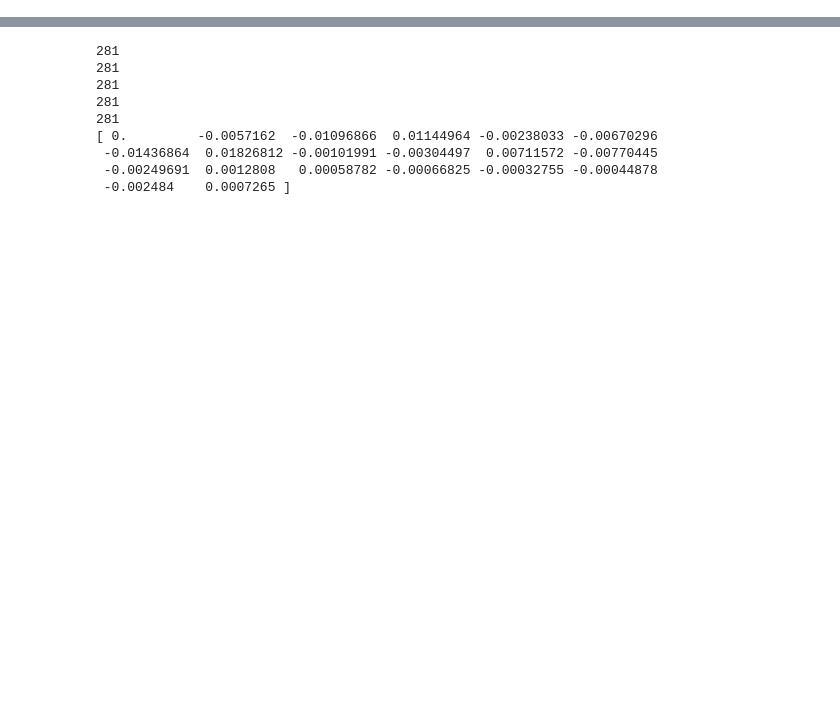
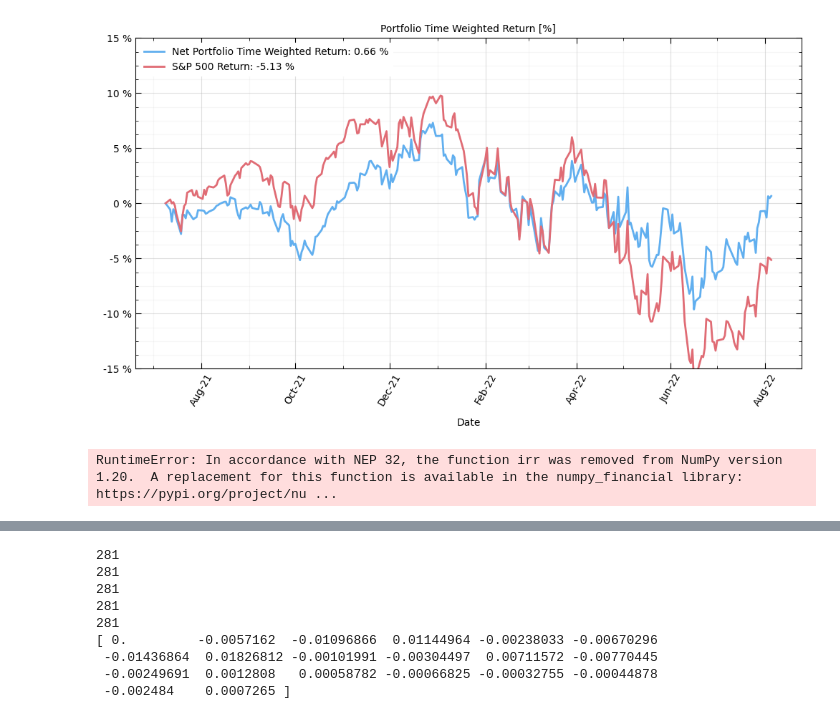
Before and after one commit to JakubStacho/portfolio-tracker, a Jupyter notebook: testNB.ipynb, the cells around one changed output, grey strips where cells are left out. Saved outputs shown, nothing was run; the diff lists cells and outputs as text; code cells hidden in the pictures; blank space fills up the shorter version.

Commit message:
Got TWRoR plot working.

```diff
--- a/testNB.ipynb
+++ b/testNB.ipynb
@@ -23,6 +23,12 @@ import modules.investingHelpers as investment
 end_date = dt.datetime(2022,8,6) # Year, month, day
 start_date = dt.datetime(2021,7,9) # Year, month, day
 
+# Calculate portfolio metrics
 myPortfolio = investment.Portfolio()
-myPortfolio.AddTransactions('./data/History-Aug6-2022.tsv') #./data/Test_History.tsv ./data/History-Aug6-2022.tsv
+myPortfolio.AddTransactions('./data/History-Aug6-2022.tsv')
 myPortfolio.TrackValue(start_date, end_date)
+
+# Pull and process any additional data needed
+sp500 = investment.Stock('^GSPC')
+sp500.PullData(start_date, end_date, closure_buffer=0)
+sp500.CalculateReturns()
@@ -28,0 +101,64 @@ myPortfolio.TrackValue(start_date, end_date)
+# %%
+# -----------------------------------------------------------------------------------
+# Plot portfolio % return over time
+
+# Plotting parameters
+y_min = -15
+y_max = 15
+
+fig, ax = plt.subplots(figsize=(12, 6))
+
+# Plot
+ax.plot(myPortfolio.dates, myPortfolio.time_weighted_ror, '-', color=plot_colours['blue'], linewidth=2,
+        label='Net Portfolio Time Weighted Return: {:,.2f} %'.format(myPortfolio.time_weighted_ror[-1]))
+#ax.plot(myPortfolio.dates, cumulative_return_values, '-', color=plot_colours['blue'], linewidth=2,
+#        label='Net Portfolio Time Weighted Return: {:,.2f} %'.format(cumulative_return_values[-1]))
+ax.plot(sp500.close_prices.index, sp500.return_history, '-', color=plot_colours['red'], linewidth=2,
+        label='S&P 500 Return: {:,.2f} %'.format(sp500.return_history[-1]))
+#ax.plot(benchmark_data.index, benchmark_cumulative_returns, '-', color=plot_colours['red'], linewidth=2,
+#        label='S&P 500 Return: {:,.2f} %'.format(benchmark_cumulative_returns[-1]))
+
+# Format plot
+plt.title('Portfolio Time Weighted Return [%]', fontsize=10)
+plt.xlabel('Date',fontsize=10, labelpad=10)
+
+ax.xaxis.set_major_formatter(mdates.DateFormatter('%b-%y'))
+#ax.yaxis.set_major_formatter('$ {x:1.0f} K')
+ax.yaxis.set_major_formatter('{x:1,.0f} %')
+
+plt.xticks(rotation = 60)
+
+ax.xaxis.set_major_locator(mdates.MonthLocator(interval=2))
+ax.xaxis.set_minor_locator(mdates.MonthLocator(interval=1))
+
+ax.yaxis.set_major_locator(MultipleLocator(5))
+ax.yaxis.set_minor_locator(AutoMinorLocator(4))
+
+ax.tick_params(bottom=True, top=True, left=True, right=True)
+ax.tick_params(axis='both', which='both', top=True, bottom=True,
+               left=True, right=True, labelsize=10, length=6, direction='in')
+ax.tick_params(axis='both', which='minor', top=True, bottom=True,
+               left=True, right=True, length=3, direction='in')
+
+plt.ylim([y_min,y_max])
+
+plt.grid(which='major', alpha=0.4)
+plt.grid(which='minor', alpha=0.1)
+plt.tick_params(axis='both',labelsize=10)
+
+legend = plt.legend(fontsize=10, loc='upper left', frameon=True, framealpha=1)
+legend.get_frame().set_color('white')
+
+plt.show()
+# %% [output]
+[figure, added]
+# %%
+'''
+Calculate MWRR
+'''
+
+values = np.array([-1000, 1000, 0, 0, 0, 0, 400, 500, 1000, 1000])
+sol = np.irr(values)
+print(sol)
+# %% [output]
+RuntimeError: In accordance with NEP 32, the function irr was removed from NumPy version 1.20.  A replacement for this function is available in the numpy_financial library: https://pypi.org/project/nu ...
```
Also changed, not shown: parts of 15 cells of this notebook, 1 other file.
